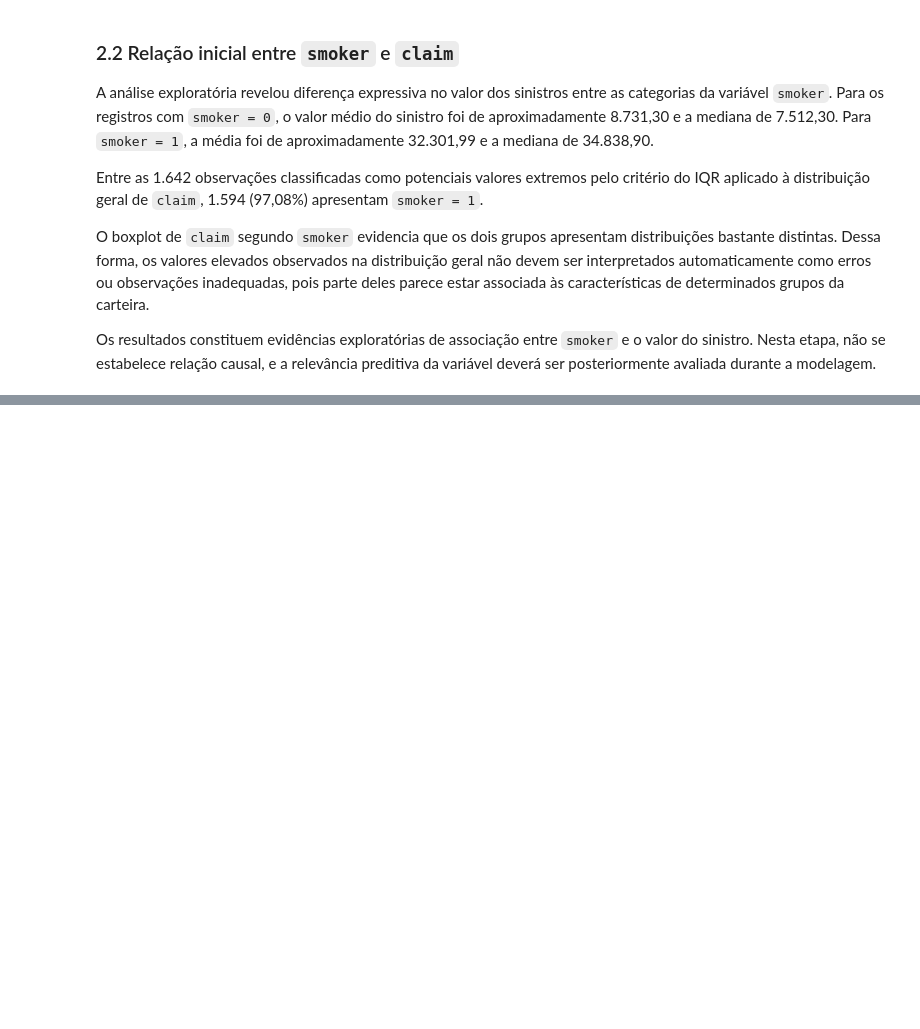
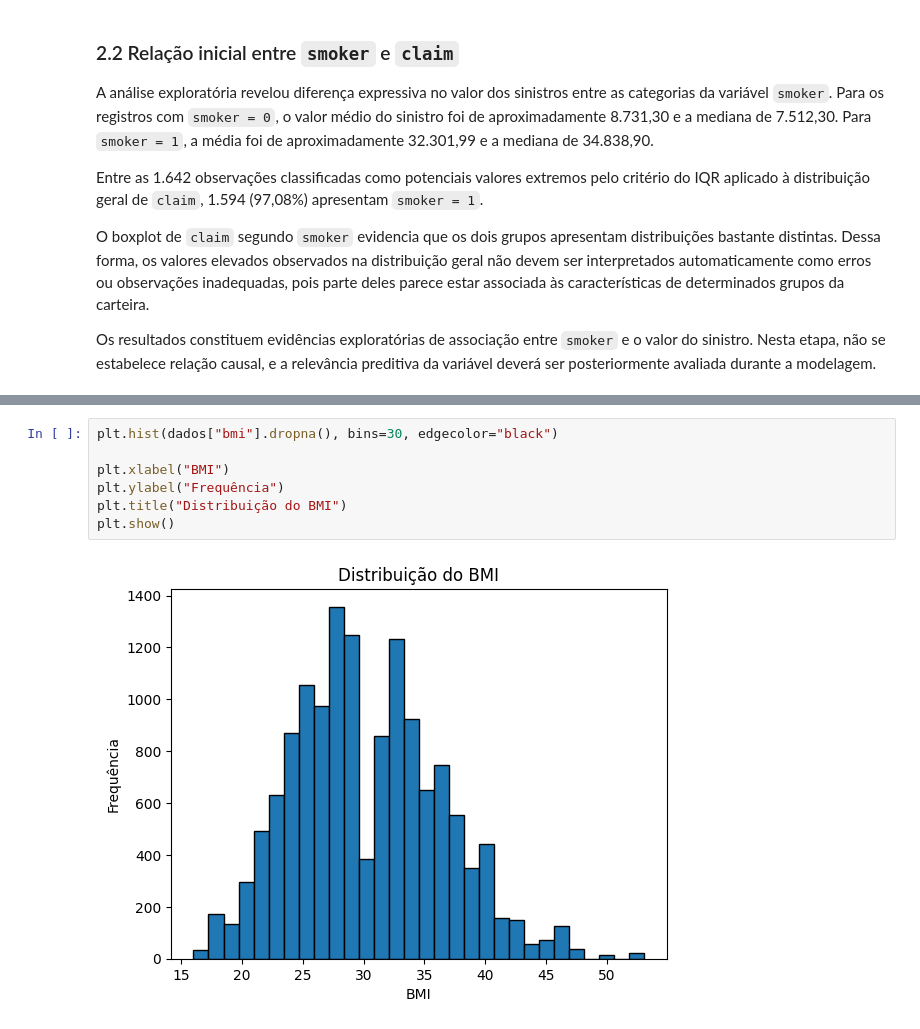
Before and after one commit to DalpesCS50/trab_estagio4_health-insurance-claims-prediction, a Jupyter notebook: notebooks/01_exploracao_inicial_health_insurance.ipynb, the cells around one changed output, grey strips where cells are left out. Cells and saved outputs as stored; diff of their text form; blank space fills up the shorter version.

```diff
--- a/notebooks/01_exploracao_inicial_health_insurance.ipynb
+++ b/notebooks/01_exploracao_inicial_health_insurance.ipynb
@@ -480,0 +533,9 @@ Os resultados constituem evidências exploratórias de associação entre `smoke
+# %%
+plt.hist(dados["bmi"].dropna(), bins=30, edgecolor="black")
+
+plt.xlabel("BMI")
+plt.ylabel("Frequência")
+plt.title("Distribuição do BMI")
+plt.show()
+# %% [output]
+[figure, added]
```
Also changed, not shown: parts of 47 cells of this notebook.
